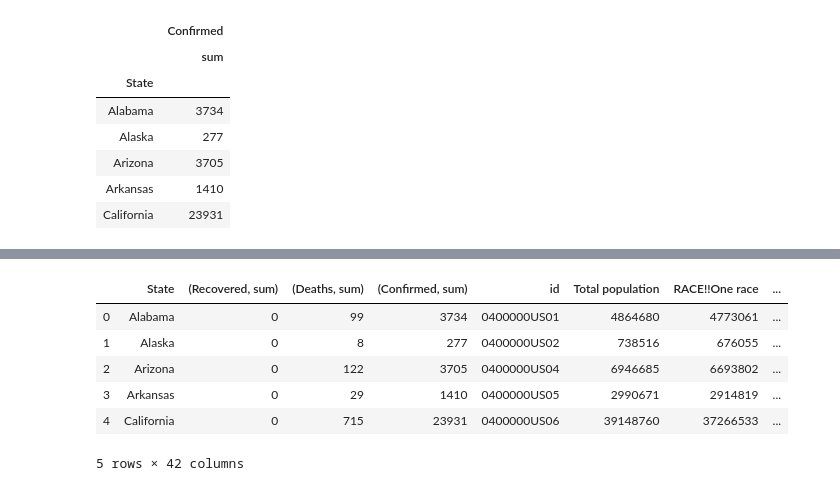
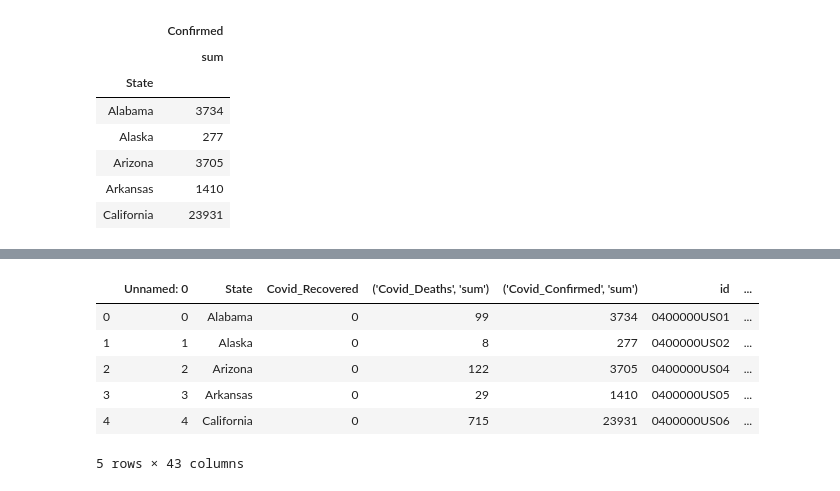
Before and after one commit to Baby-Yoda2423/Python4Project, a Jupyter notebook: Python Project.ipynb, the cells around one changed output, grey strips where cells are left out. Saved outputs shown, nothing was run; the diff lists cells and outputs as text; code cells hidden in the pictures.

```diff
--- a/Python Project.ipynb
+++ b/Python Project.ipynb
@@ -157,0 +210,2 @@ census_covid_v3.head()
+# %%
+covid_census_merged = pd.read_csv('covid_census_merged.csv')
@@ -158,12 +222,12 @@ census_covid_v3.head()
 # %%
-census_covid_rename_v1 = census_covid_v3.rename(columns={'(Recovered, sum)': 'Covid_Recovered'},)
+covid_census_merged = covid_census_merged.rename(columns={'(\'Covid_Recovered\', \'sum\')': 'Covid_Recovered'},)
 # %%
-census_covid_rename_v1.head()
+covid_census_merged.head()
 # %% [output]
-|  | State | (Recovered, sum) | (Deaths, sum) | (Confirmed, sum) | id | Total population | RACE!!One race | ... |
-| 0 | Alabama | 0 | 99 | 3734 | 0400000US01 | 4864680 | 4773061 | ... |
-| 1 | Alaska | 0 | 8 | 277 | 0400000US02 | 738516 | 676055 | ... |
-| 2 | Arizona | 0 | 122 | 3705 | 0400000US04 | 6946685 | 6693802 | ... |
-| 3 | Arkansas | 0 | 29 | 1410 | 0400000US05 | 2990671 | 2914819 | ... |
-| 4 | California | 0 | 715 | 23931 | 0400000US06 | 39148760 | 37266533 | ... |
+|  | Unnamed: 0 | State | Covid_Recovered | ('Covid_Deaths', 'sum') | ('Covid_Confirmed', 'sum') | id | ... |
+| 0 | 0 | Alabama | 0 | 99 | 3734 | 0400000US01 | ... |
+| 1 | 1 | Alaska | 0 | 8 | 277 | 0400000US02 | ... |
+| 2 | 2 | Arizona | 0 | 122 | 3705 | 0400000US04 | ... |
+| 3 | 3 | Arkansas | 0 | 29 | 1410 | 0400000US05 | ... |
+| 4 | 4 | California | 0 | 715 | 23931 | 0400000US06 | ... |
-5 rows × 42 columns
+5 rows × 43 columns
```
Also changed, not shown: parts of 69 cells of this notebook, 2 other files.
